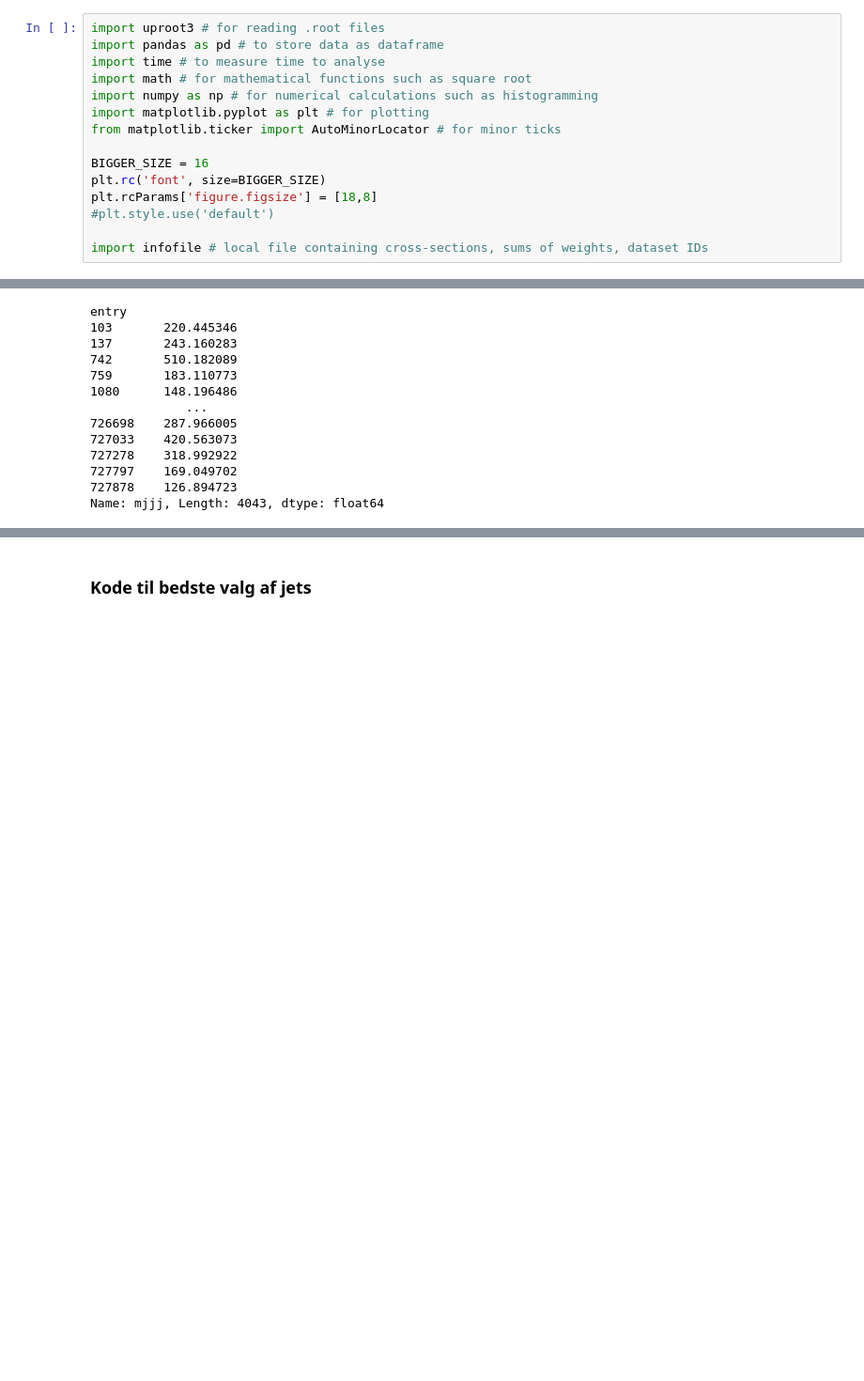
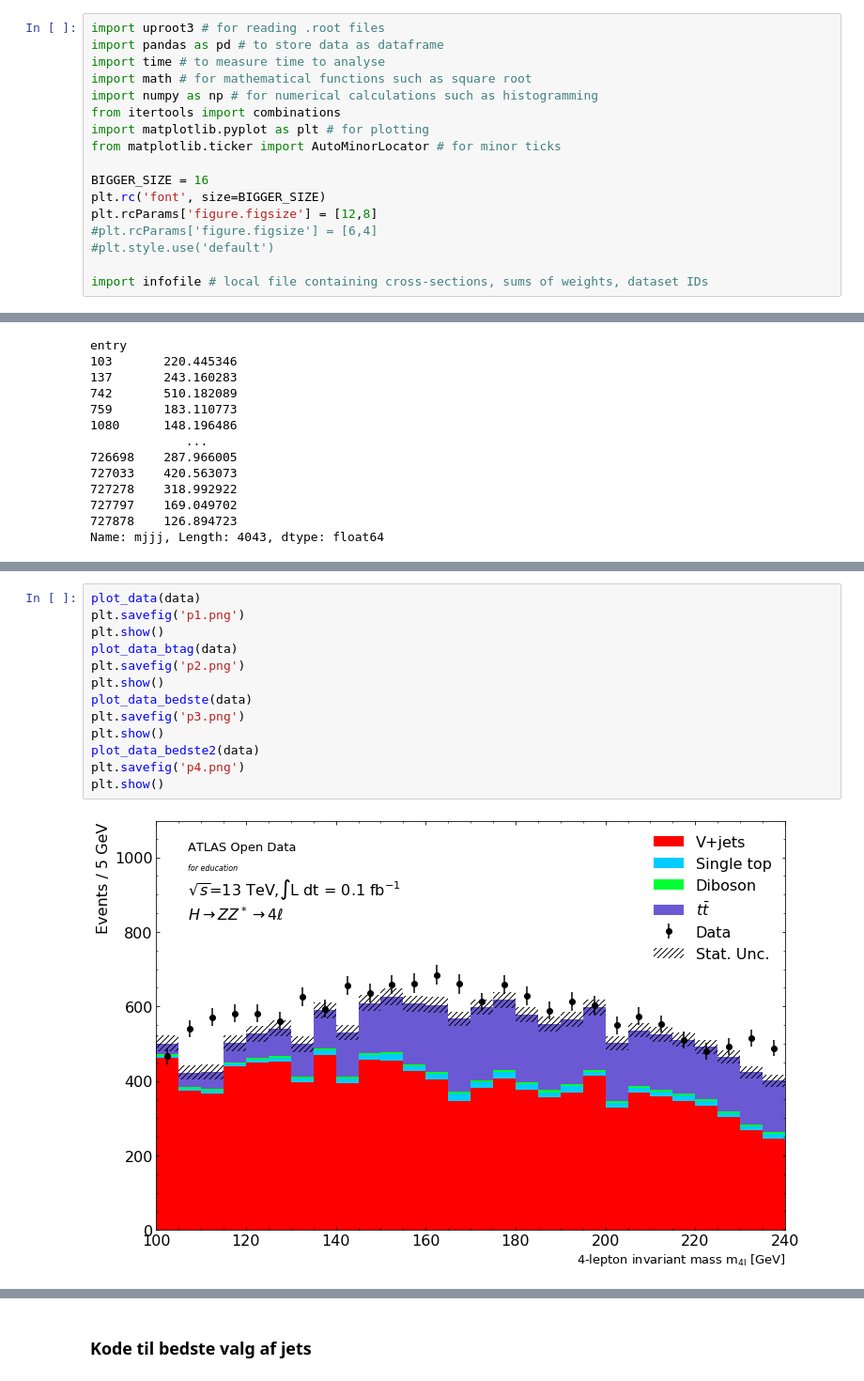
Before and after one commit to Bjartensen/ku_firstyear2021_grp24_topquark, a Jupyter notebook: tquark_analysis.ipynb, the cells around one changed output, grey strips where cells are left out. Shown at 94% size. Saved outputs shown, nothing was run; the diff lists cells and outputs as text; blank space fills up the shorter version.

```diff
--- a/tquark_analysis.ipynb
+++ b/tquark_analysis.ipynb
@@ -8,12 +10,14 @@ import pandas as pd # to store data as dataframe
 import time # to measure time to analyse
 import math # for mathematical functions such as square root
 import numpy as np # for numerical calculations such as histogramming
+from itertools import combinations
 import matplotlib.pyplot as plt # for plotting
 from matplotlib.ticker import AutoMinorLocator # for minor ticks
 
 BIGGER_SIZE = 16
 plt.rc('font', size=BIGGER_SIZE)
-plt.rcParams['figure.figsize'] = [18,8]
+plt.rcParams['figure.figsize'] = [12,8]
+#plt.rcParams['figure.figsize'] = [6,4]
 #plt.style.use('default')
 
 import infofile # local file containing cross-sections, sums of weights, dataset IDs
@@ -648,0 +939,15 @@ plot_data_btag(data)
+# %%
+plot_data(data)
+plt.savefig('p1.png')
+plt.show()
+plot_data_btag(data)
+plt.savefig('p2.png')
+plt.show()
+plot_data_bedste(data)
+plt.savefig('p3.png')
+plt.show()
+plot_data_bedste2(data)
+plt.savefig('p4.png')
+plt.show()
+# %% [output]
+[figure, added]
```
Also changed, not shown: parts of 14 cells of this notebook.
